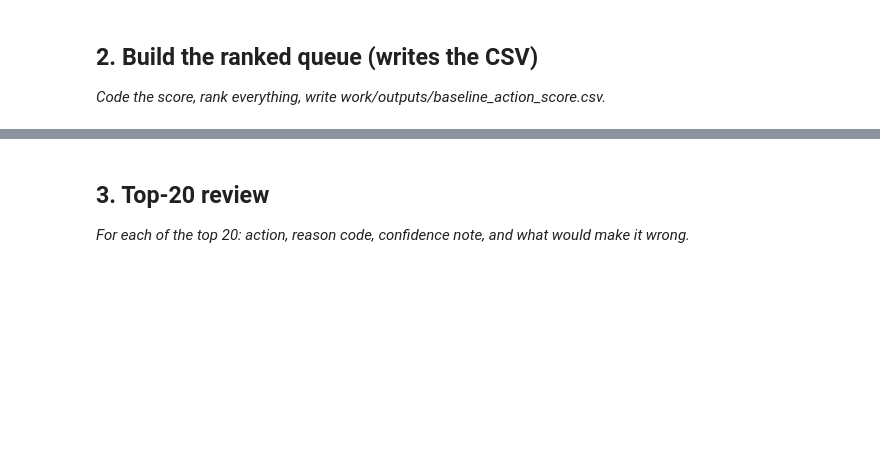
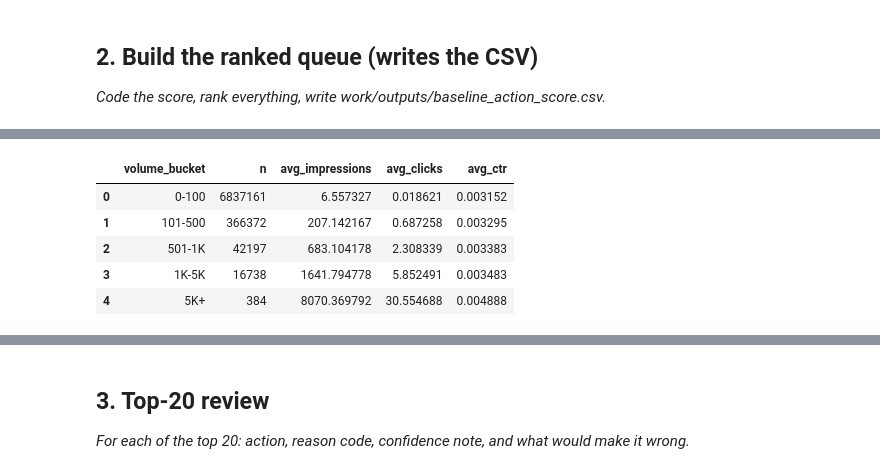
Before and after one commit to HeyOmkar07/flyrank-ml-internship-omkar, a Jupyter notebook: work/notebooks/w04_baseline_score.ipynb, the cells around one changed output, grey strips where cells are left out. Cells and saved outputs as stored; diff of their text form; code cells hidden in the pictures; blank space fills up the shorter version.

```diff
--- a/work/notebooks/w04_baseline_score.ipynb
+++ b/work/notebooks/w04_baseline_score.ipynb
@@ -109,0 +164,20 @@ df.columns.tolist()
+# %%
+volume_table = (
+    df.groupby("volume_bucket", observed=False)
+      .agg(
+          n=("gsc_impressions", "size"),
+          avg_impressions=("gsc_impressions", "mean"),
+          avg_clicks=("gsc_clicks", "mean"),
+          avg_ctr=("ctr", "mean")
+      )
+      .reset_index()
+)
+
+volume_table
+# %% [output]
+|  | volume_bucket | n | avg_impressions | avg_clicks | avg_ctr |
+| 0 | 0-100 | 6837161 | 6.557327 | 0.018621 | 0.003152 |
+| 1 | 101-500 | 366372 | 207.142167 | 0.687258 | 0.003295 |
+| 2 | 501-1K | 42197 | 683.104178 | 2.308339 | 0.003383 |
+| 3 | 1K-5K | 16738 | 1641.794778 | 5.852491 | 0.003483 |
+| 4 | 5K+ | 384 | 8070.369792 | 30.554688 | 0.004888 |
```
Also changed, not shown: parts of 23 cells of this notebook.
